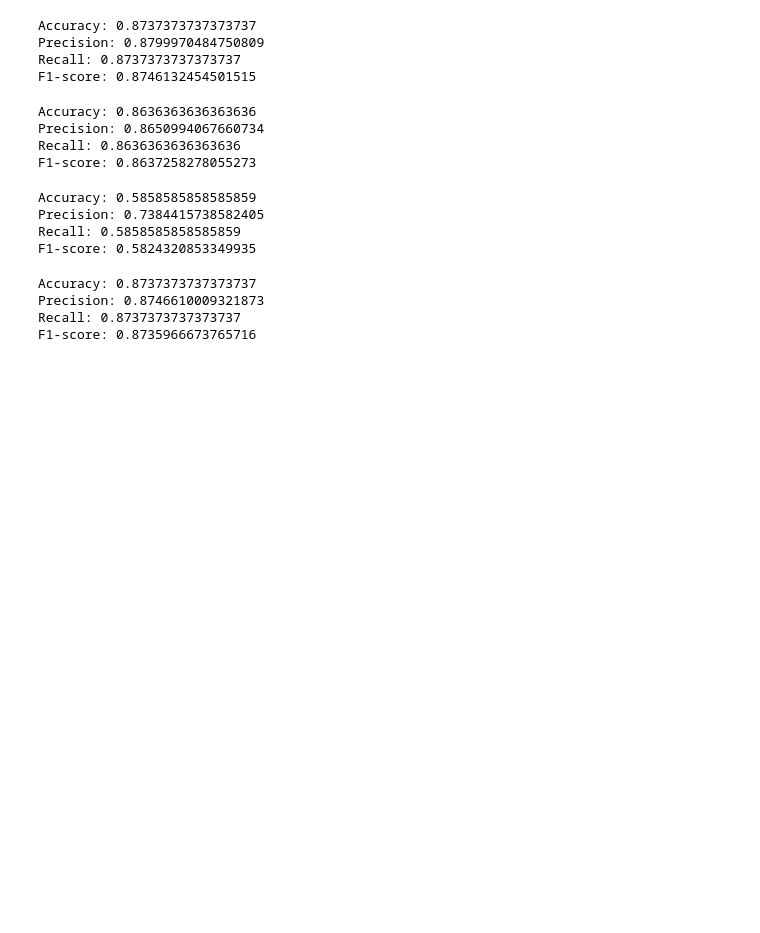
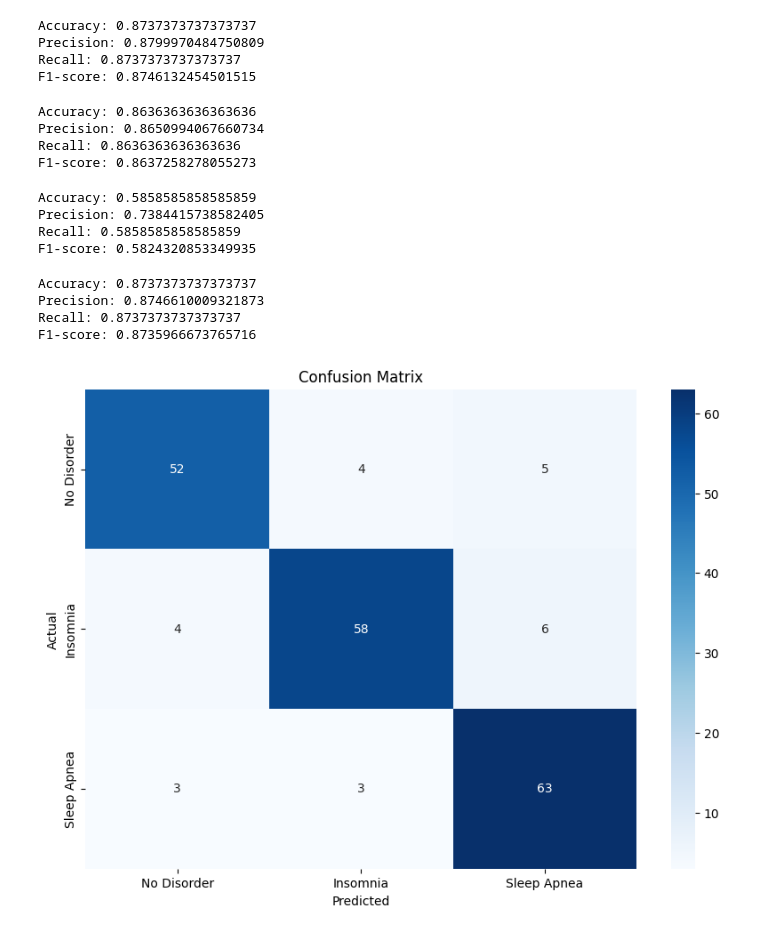
Before and after one commit to wengnong/sleepify-sleep-disorder-app, a Jupyter notebook: kaggle/modeltraining.ipynb, the cells around one changed output. Saved outputs shown, nothing was run; the diff lists cells and outputs as text; code cells hidden in the pictures; blank space fills up the shorter version.

```diff
--- a/kaggle/modeltraining.ipynb
+++ b/kaggle/modeltraining.ipynb
@@ -583,3 +583,25 @@ Accuracy: 0.8737373737373737
 Precision: 0.8746610009321873
 Recall: 0.8737373737373737
 F1-score: 0.8735966673765716
+# %%
+from sklearn.metrics import confusion_matrix, classification_report
+import seaborn as sns
+import matplotlib.pyplot as plt
+
+# Assuming y_test and y_pred are your true labels and predictions
+def plot_confusion_matrix(y_test, y_pred, classes):
+    cm = confusion_matrix(y_test, y_pred)
+    plt.figure(figsize=(10, 7))
+    sns.heatmap(cm, annot=True, fmt='d', cmap='Blues', xticklabels=classes, yticklabels=classes)
+    plt.ylabel('Actual')
+    plt.xlabel('Predicted')
+    plt.title('Confusion Matrix')
+    plt.show()
+
+# Example usage
+y_test = y_test
+y_pred = Y_pred
+classes = ['No Disorder', 'Insomnia', 'Sleep Apnea']
+plot_confusion_matrix(y_test, y_pred, classes)
+# %% [output]
+[figure, added]
```
Also changed, not shown: parts of 4 cells of this notebook.
